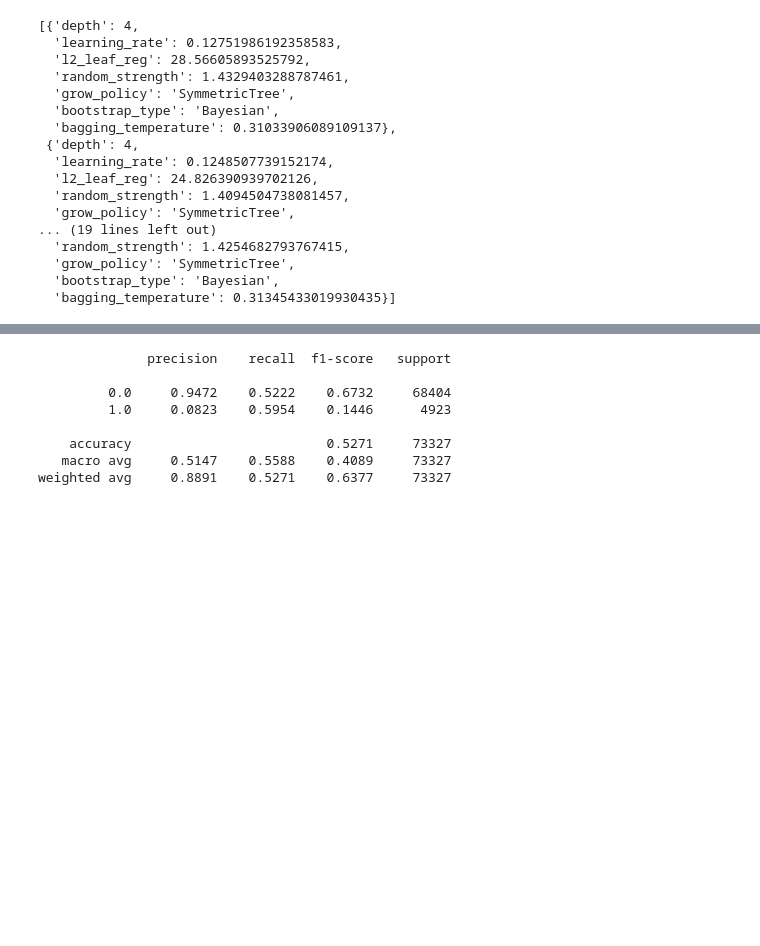
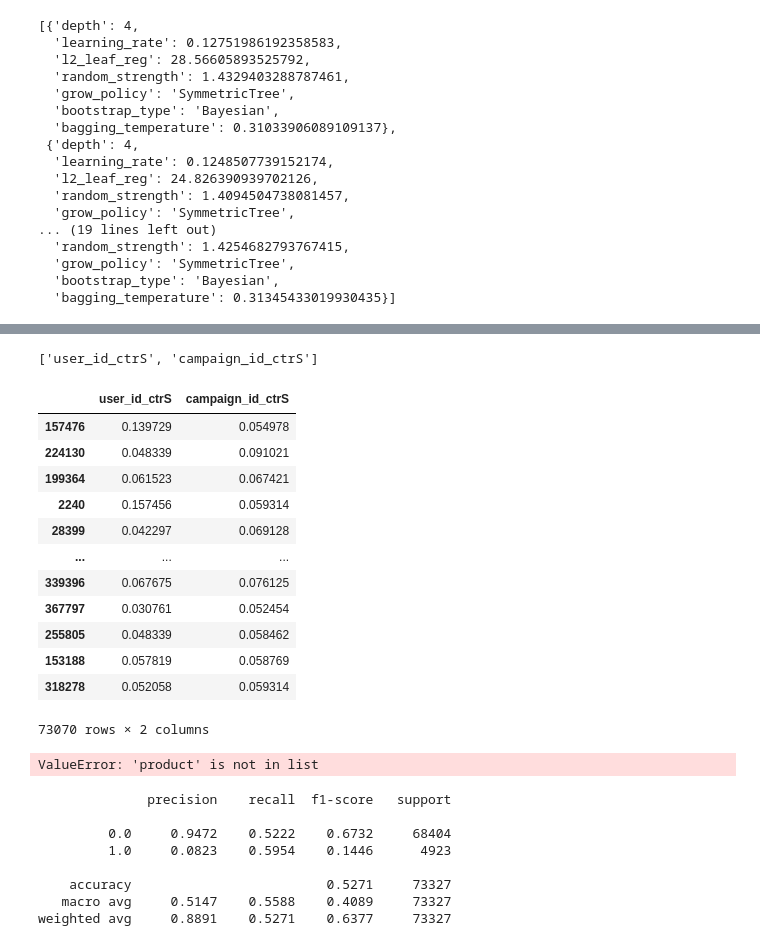
Before and after one commit to bagel-not-kaggle/YDATA-kaggle-assignment, a Jupyter notebook: notebooks/Exploring.ipynb, the cells around one changed output, grey strips where cells are left out. Cells and saved outputs as stored; diff of their text form; code cells hidden in the pictures; blank space fills up the shorter version.

```diff
--- a/notebooks/Exploring.ipynb
+++ b/notebooks/Exploring.ipynb
@@ -1084,3 +1207,29 @@ Shrink model to first 94 iterations.
+# %%
+selected_features['selected_features_names']
+# %% [output]
+['user_id_ctrS', 'campaign_id_ctrS']
+# %%
+X_val_sub[selected_features['selected_features_names']]
+# %% [output]
+|  | user_id_ctrS | campaign_id_ctrS |
+| 157476 | 0.139729 | 0.054978 |
+| 224130 | 0.048339 | 0.091021 |
+| 199364 | 0.061523 | 0.067421 |
+| 2240 | 0.157456 | 0.059314 |
+| 28399 | 0.042297 | 0.069128 |
+| ... | ... | ... |
+| 339396 | 0.067675 | 0.076125 |
+| 367797 | 0.030761 | 0.052454 |
+| 255805 | 0.048339 | 0.058462 |
+| 153188 | 0.057819 | 0.058769 |
+| 318278 | 0.052058 | 0.059314 |
+73070 rows × 2 columns
+# %%
+a = 1- cleaned_data['is_click'].value_counts()[0]/cleaned_data['is_click'].value_counts().sum()
+model.fit(X_train_sub[selected_features['selected_features_names']],
+          y_train_sub, eval_set=(X_val_sub[selected_features['selected_features_names']], y_val_sub), use_best_model=True)
+# %% [output]
+ValueError: 'product' is not in list
 # %%
 from sklearn.metrics import f1_score, classification_report, confusion_matrix
 y_pred = model.predict(X_test)
```
Also changed, not shown: parts of 15 cells of this notebook, 28 other files.
